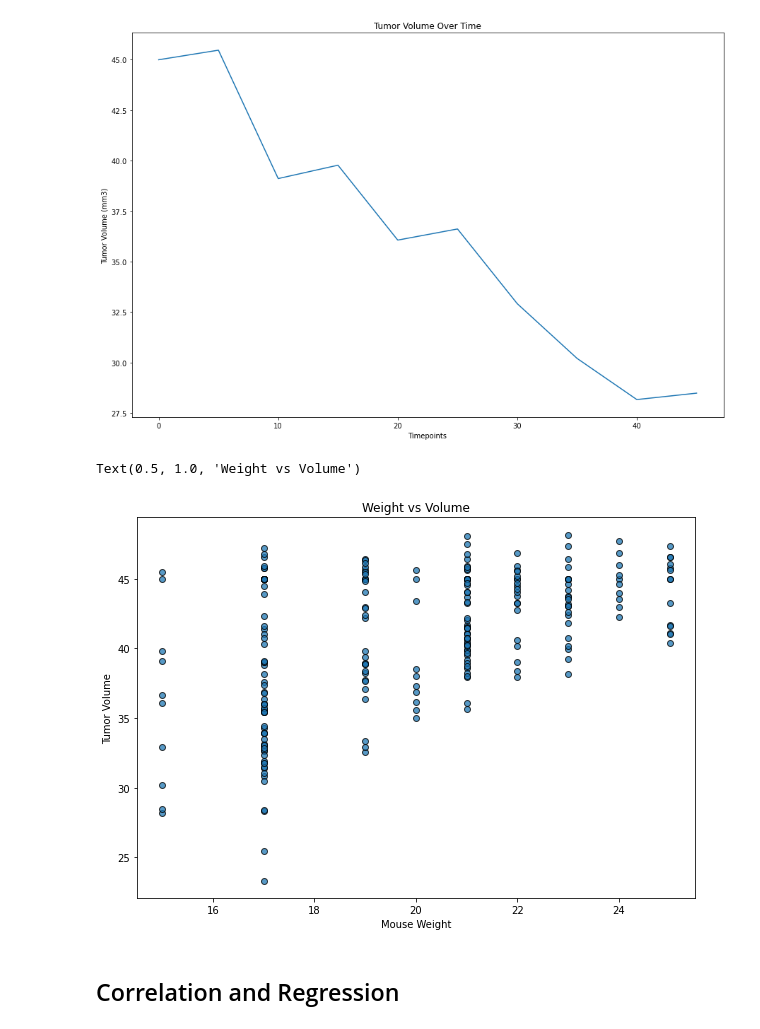
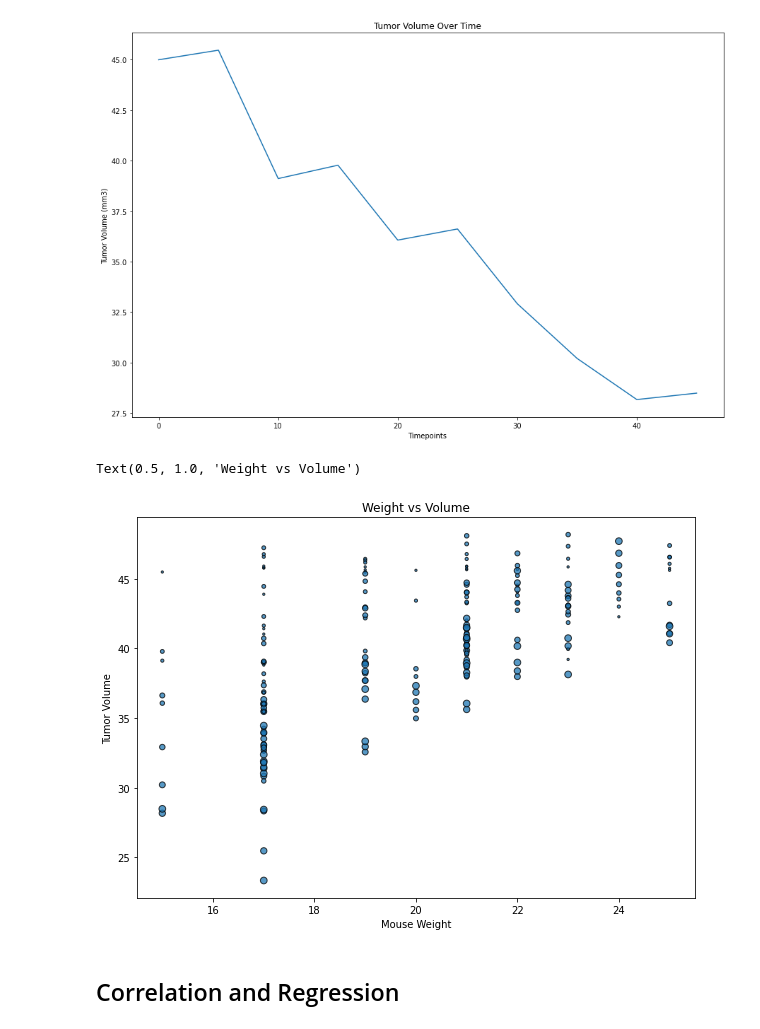
Before and after one commit to Blashford/Matplotlib-Challenge, a Jupyter notebook: main.ipynb, the cells around one changed output. Drawn from its saved outputs; the diff is of its cells as text; code cells hidden in the pictures.

```diff
--- a/main.ipynb
+++ b/main.ipynb
@@ -346,21 +342,21 @@ Text(0, 0.5, 'Tumor Volume (mm3)')
 # %%
 # Next we want to look at the relationship between the tumor volume and mouse weight for one of the drug regimens
 # Lets grab the Capomulin regimen
 capo = clean.loc[clean["Drug Regimen"] == "Capomulin", :]
 
 # Store the weight and volume
 x_weight = capo["Weight (g)"]
 y_vol = capo["Tumor Volume (mm3)"]
 
 # And put it into a scatter plot, changing things so the chart looks pretty
 plt.figure(figsize=(10,7))
-plt.scatter(x_weight, y_vol, edgecolor= "black", alpha = 0.75)
+plt.scatter(x_weight, y_vol, edgecolor= "black", alpha = 0.75, s = capo["Timepoint"])
 plt.xlabel("Mouse Weight")
 plt.ylabel("Tumor Volume")
 plt.title("Weight vs Volume")
 # %% [output]
 Text(0.5, 1.0, 'Weight vs Volume')
-[figure, old version]
+[figure, new version]
 # %% [markdown]
 ## Correlation and Regression
 # %%
```
Also changed, not shown: parts of 3 cells of this notebook.
